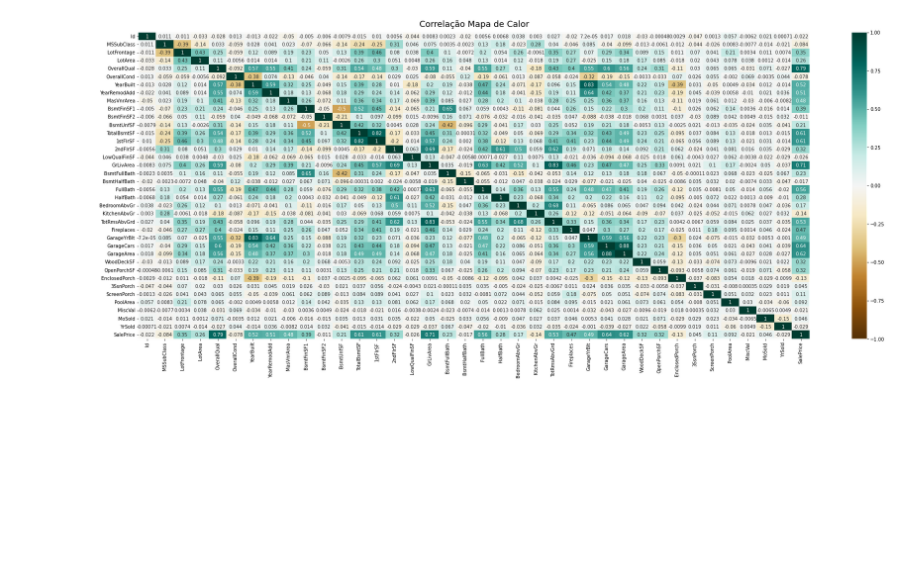
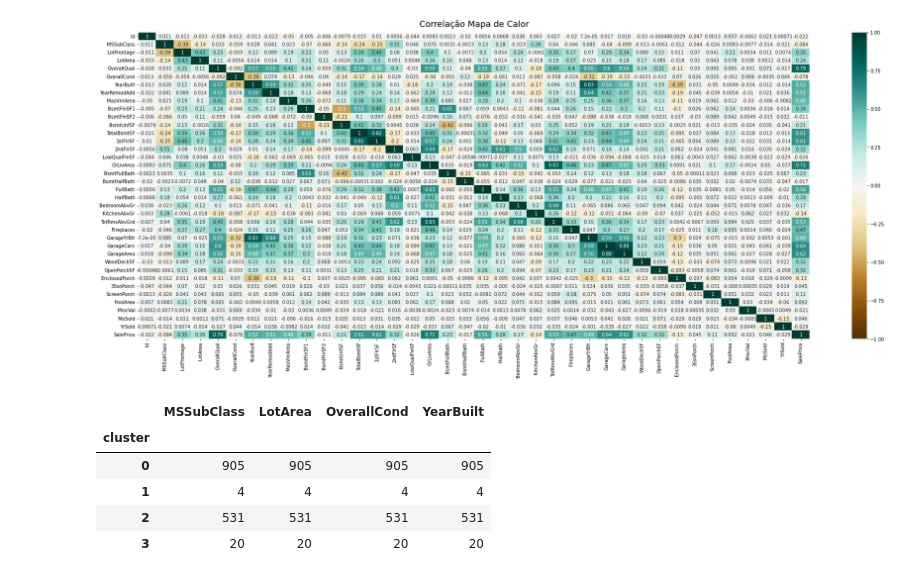
Before and after one commit to CarolineAndradeR/Python, a Jupyter notebook: preparacao_dados_e_ml.ipynb, the cells around one changed output. Saved outputs shown, nothing was run; the diff lists cells and outputs as text; code cells hidden in the pictures; blank space fills up the shorter version.

```diff
--- a/preparacao_dados_e_ml.ipynb
+++ b/preparacao_dados_e_ml.ipynb
@@ -92,0 +95,36 @@ y = df_dados_imoveis.iloc[:, -1]
+# %%
+#Atributos que vão participar do agrupamento
+atributos = ['MSSubClass', 'LotArea', 'OverallCond', 'YearBuilt']
+df_ds_imoveis = df_dados_imoveis[atributos].copy()
+df_ds_imoveis
+# %%
+X = df_ds_imoveis.iloc[:, :-1]
+y = df_ds_imoveis.iloc[:, -1]
+# %%
+from sklearn import metrics
+#Usando para calcular uma distancia entre instancias
+from sklearn.metrics import pairwise_distances
+#Retorna diversos Dataset
+from sklearn import datasets
+
+import numpy as np
+#Algoritmo de clusterização (separa de acordo com o paramentro que passarmos)
+from sklearn.cluster import KMeans
+
+#Random_state (repetição), manter a uniformidade do experimento caso alguém vá repetir/gerar o experimento ser feito a mesma seleção
+#N_clusters o número de separações
+#.Fit processos de clusterização em si
+kmeans_model = KMeans(n_clusters=4, random_state=1).fit(X)
+
+#Cada grupo gerado recebe um label (etiqueta)
+df_ds_imoveis['cluster'] = kmeans_model.labels_
+
+#Função pandas de agrupamento de linhas pela coluna que tem o mesmo cluster e fazer uma contagem de quantos imoveis esta dentro do mesmo cluster
+df_ds_imoveis.groupby(by='cluster').agg('count')
+# %% [output]
+|  | MSSubClass | LotArea | OverallCond | YearBuilt |
+| cluster |  |  |  |  |
+| 0 | 905 | 905 | 905 | 905 |
+| 1 | 4 | 4 | 4 | 4 |
+| 2 | 531 | 531 | 531 | 531 |
+| 3 | 20 | 20 | 20 | 20 |
```
Also changed, not shown: parts of 2 cells of this notebook.
